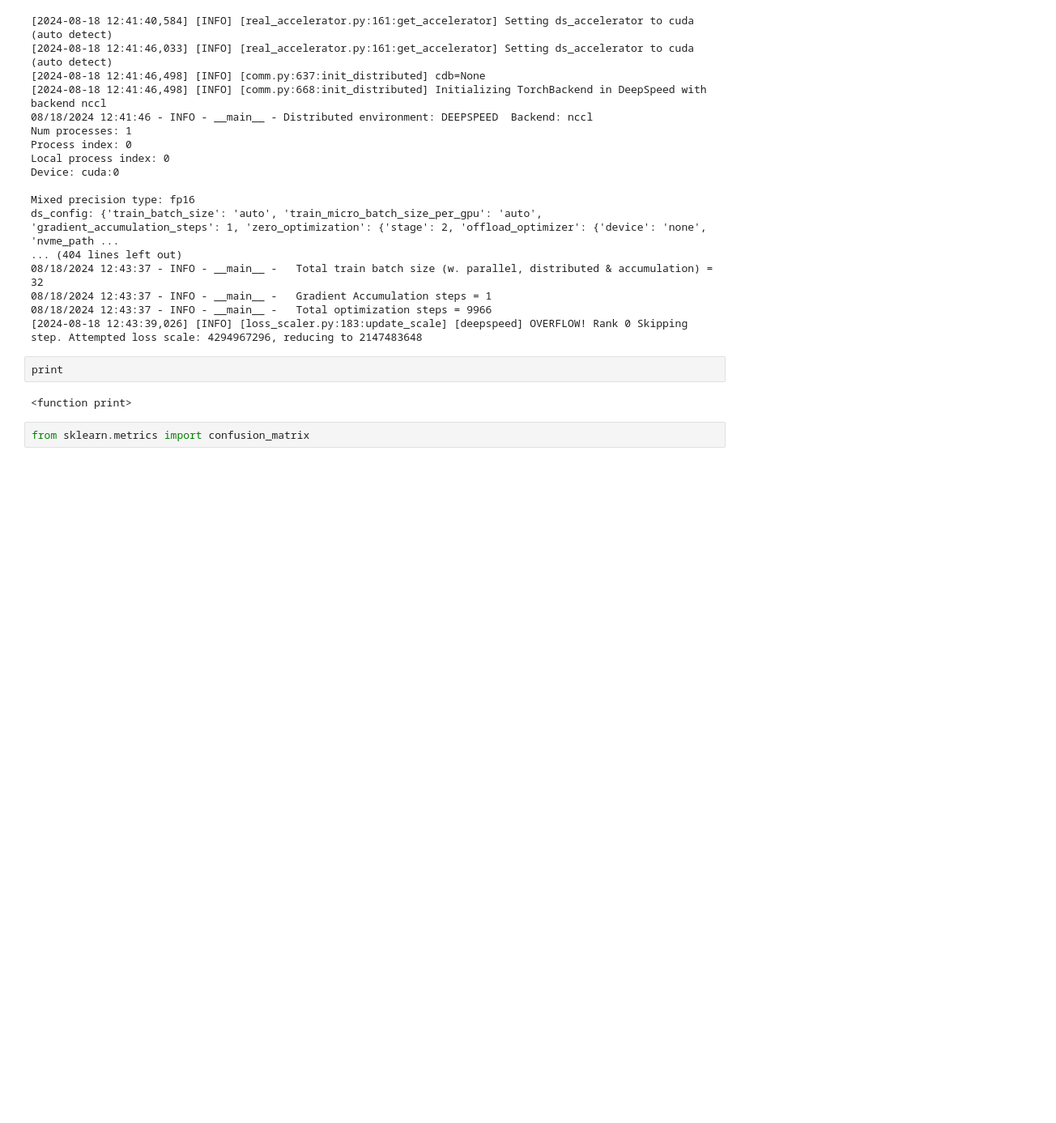
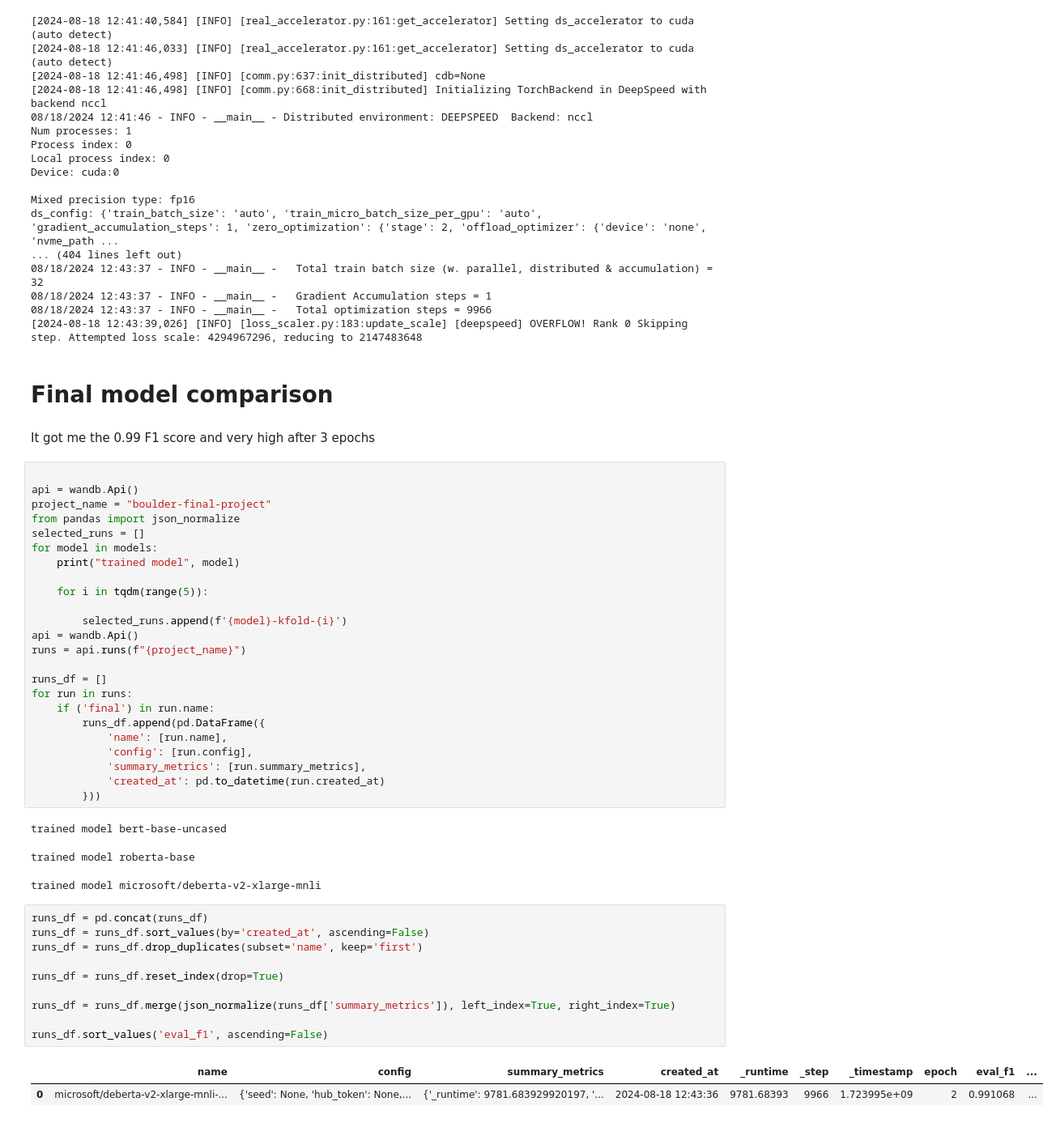
Before and after one commit to ArturTan/introduction-to-deep-learning-boulder, a Jupyter notebook: notebooks/Report.ipynb, the cells around one changed output. Shown: that part at 81% size. Drawn from its saved outputs; the diff is of its cells as text; blank space fills up the shorter version.

```diff
--- a/notebooks/Report.ipynb
+++ b/notebooks/Report.ipynb
@@ -825,9 +812,48 @@ ds_config: {'train_batch_size': 'auto', 'train_micro_batch_size_per_gpu': 'auto'
 08/18/2024 12:43:37 - INFO - __main__ -   Gradient Accumulation steps = 1
 08/18/2024 12:43:37 - INFO - __main__ -   Total optimization steps = 9966
 [2024-08-18 12:43:39,026] [INFO] [loss_scaler.py:183:update_scale] [deepspeed] OVERFLOW! Rank 0 Skipping step. Attempted loss scale: 4294967296, reducing to 2147483648
+# %% [markdown]
+# Final model comparison
+# %% [markdown]
+It got me the 0.99 F1 score and very high  after 3 epochs
 # %%
-print
+
+api = wandb.Api()
+project_name = "boulder-final-project"
+from pandas import json_normalize
+selected_runs = []
+for model in models:
+    print("trained model", model)
+
+    for i in tqdm(range(5)):
+
+        selected_runs.append(f'{model}-kfold-{i}')
+api = wandb.Api()
+runs = api.runs(f"{project_name}")
+
+runs_df = []
+for run in runs:
+    if ('final') in run.name:
+        runs_df.append(pd.DataFrame({
+            'name': [run.name],
+            'config': [run.config],
+            'summary_metrics': [run.summary_metrics],
+            'created_at': pd.to_datetime(run.created_at)
+        }))
 # %% [output]
-<function print>
+trained model bert-base-uncased
+trained model roberta-base
+trained model microsoft/deberta-v2-xlarge-mnli
-# %%
-from sklearn.metrics import confusion_matrix
+# %%
+runs_df = pd.concat(runs_df)
+runs_df = runs_df.sort_values(by='created_at', ascending=False)
+runs_df = runs_df.drop_duplicates(subset='name', keep='first')
+
+runs_df = runs_df.reset_index(drop=True)
+
+runs_df = runs_df.merge(json_normalize(runs_df['summary_metrics']), left_index=True, right_index=True)
+
+runs_df.sort_values('eval_f1', ascending=False)
+# %% [output]
+|  | name | config | summary_metrics | created_at | _runtime | _step | _timestamp | epoch | eval_f1 | ... |
+| 0 | microsoft/deberta-v2-xlarge-mnli-... | {'seed': None, 'hub_token': None,... | {'_runtime': 9781.683929920197, '... | 2024-08-18 12:43:36 | 9781.68393 | 9966 | 1.723995e+09 | 2 | 0.991068 | ... |
```
Also changed, not shown: parts of 15 cells of this notebook.
